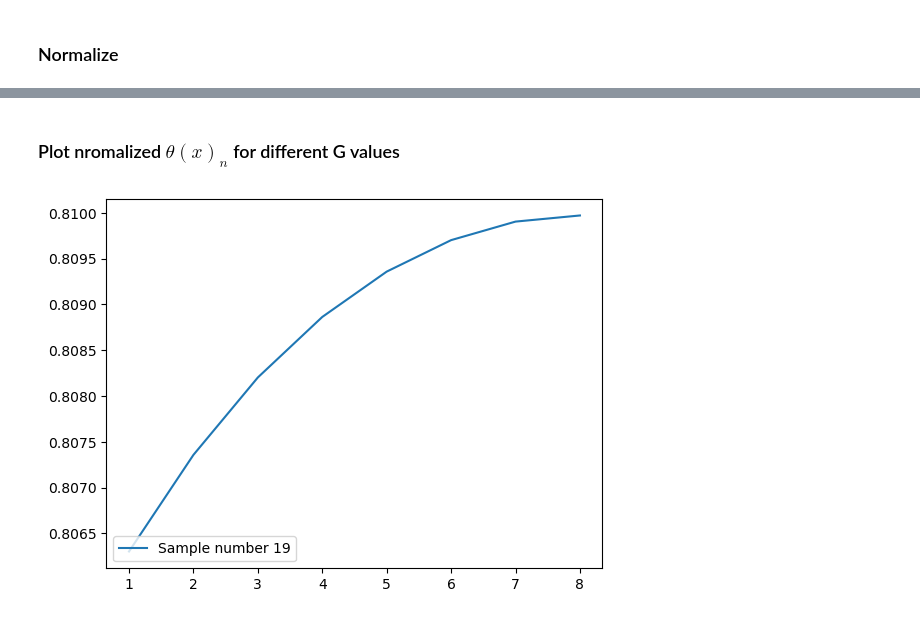
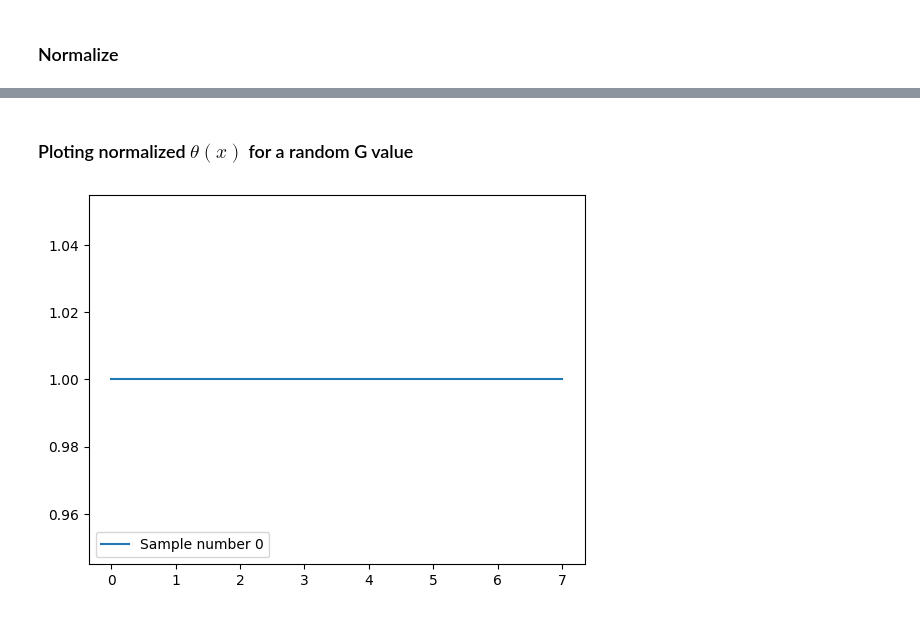
Before and after one commit to mvanzulli/Heat_Transfer_PINN, a Jupyter notebook: playground/Untitled.ipynb, the cells around one changed output, grey strips where cells are left out. Drawn from its saved outputs; the diff is of its cells as text; code cells hidden in the pictures.

```diff
--- a/playground/Untitled.ipynb
+++ b/playground/Untitled.ipynb
@@ -81,0 +97,10 @@ X_test = np.multiply(np.add(X_test, [-T_inf]), [1/(T_b - T_inf)])
+# %%
+num_plots = 10
+for i in range(num_plots):
+  picked = np.random.randint(0, NUM_DATA_TRAINING-1)
+  label =  'Sample number {}'.format(picked)
+  plt.plot(X_train[picked,:],label=label)
+
+plt.legend(loc = 'lower left')
+# plt.title("Vanishing gradient")
+plt.show()
@@ -84,5 +111,5 @@ X_test = np.multiply(np.add(X_test, [-T_inf]), [1/(T_b - T_inf)])
 # %%
-X_train_reduced = X_train[:NUM_DATA_TRAINING]
+X_train_reduced = X_train[:NUM_DATA_TRAINING,1:]
 print("the shape of X_train_reduced is", X_train_reduced.shape)
 
 Y_train_reduced = Y_train[:NUM_DATA_TRAINING]
@@ -94,24 +121,19 @@ the shape of Y_train_reduced is (100, 1)
 ### Normalize
 # %%
 def normalize(xi, xmax, xmin):
-#   if (xmax - xmin) == 0:
-#     return 0
-#   else:
     return 2 * (xi - xmin) / (xmax - xmin) - 1
 
-min_x = [np.min(X_train_reduced[:,col_T]) for col_T in range(num_col_X)]
-max_x = [np.max(X_train_reduced[:,col_T]) for col_T in range(num_col_X)]
+num_col_Xr = X_train_reduced.shape[1]
+min_x = [np.min(X_train_reduced[:,col_T]) for col_T in range(num_col_Xr)]
+max_x = [np.max(X_train_reduced[:,col_T]) for col_T in range(num_col_Xr)]
 min_y = [np.min(Y_train_reduced[:,col_T]) for col_T in range(num_col_Y)]
 max_y = [np.max(Y_train_reduced[:,col_T]) for col_T in range(num_col_Y)]
 
 normalized_X_reduced_train = np.copy(X_train_reduced)
 normalized_Y_reduced_train = np.copy(Y_train_reduced)
 
-for col in range(num_col_X):
+for col in range(num_col_Xr):
   for row in range(NUM_DATA_TRAINING):
     normalized_X_reduced_train[row,col] = normalize(X_train_reduced[row,col], max_x[col] , min_x[col])
     if col == 0:
         normalized_Y_reduced_train[row,col] = normalize(Y_train_reduced[row,col], max_y[col] , min_y[col])
-
-min_x
-max_x
@@ -130,11 +139,0 @@ max_x
-# %%
-num_data_training = 100
-num_plots = 10
-for i in range(num_plots):
-  picked = np.random.randint(0, num_data_training-1)
-  label =  'Sample number {}'.format(picked)
-  plt.plot(X_train[picked,:],label=label)
-
-plt.legend(loc = 'lower left')
-# plt.title("Vanishing gradient")
-plt.show()
@@ -143,15 +140,13 @@ plt.show()
 # %% [markdown]
-### Plot nromalized $\theta(x)_n$ for different G values
+### Ploting normalized $\theta(x)$ for a random G value
 # %%
-num_data_training = 100
 num_plots = 1
 for i in range(num_plots):
-  picked = np.random.randint(0, num_data_training-1)
+  picked = np.random.randint(0, NUM_DATA_TRAINING)
   label =  'Sample number {}'.format(picked)
   plt.plot(normalized_X_reduced_train[picked,:],label=label)
-
 plt.legend(loc = 'lower left')
 # plt.title("Vanishing gradient")
 plt.show()
 # %% [output]
-[figure, old version]
+[figure, new version]
```
Also changed, not shown: parts of 16 cells of this notebook, 1 other file.
